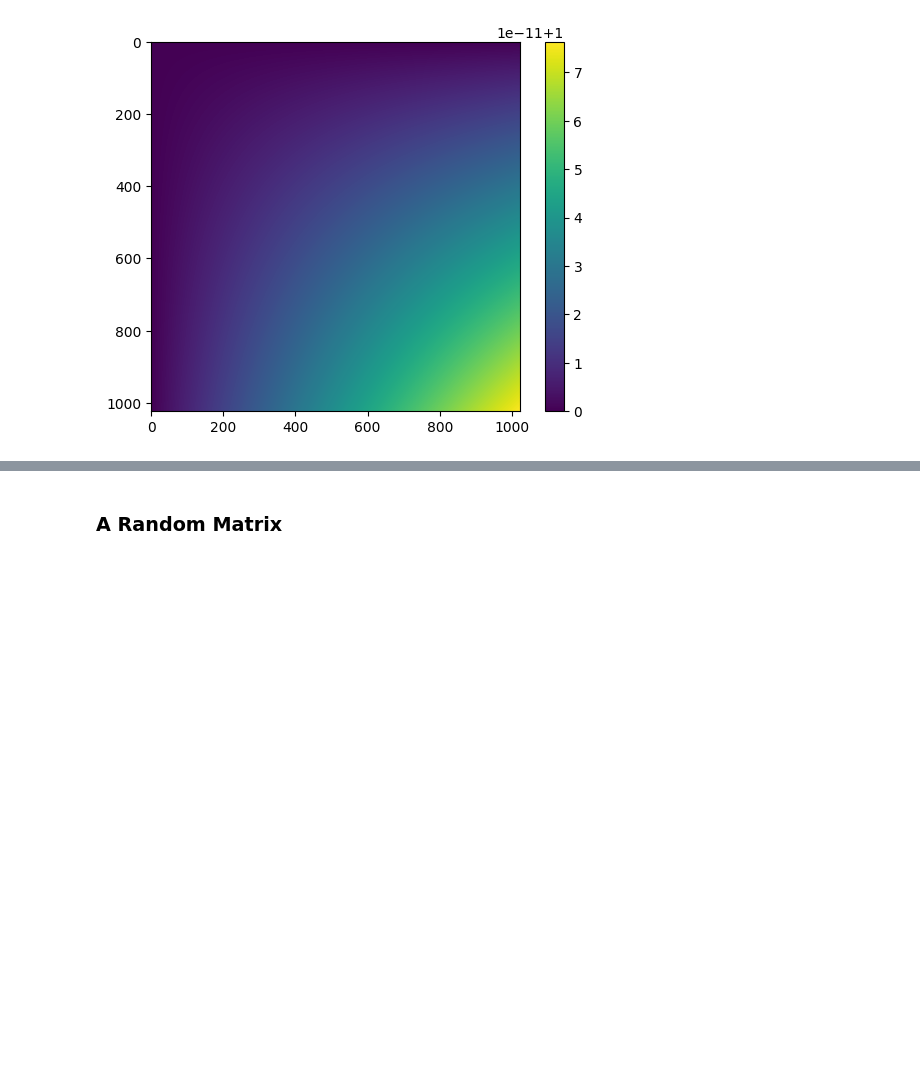
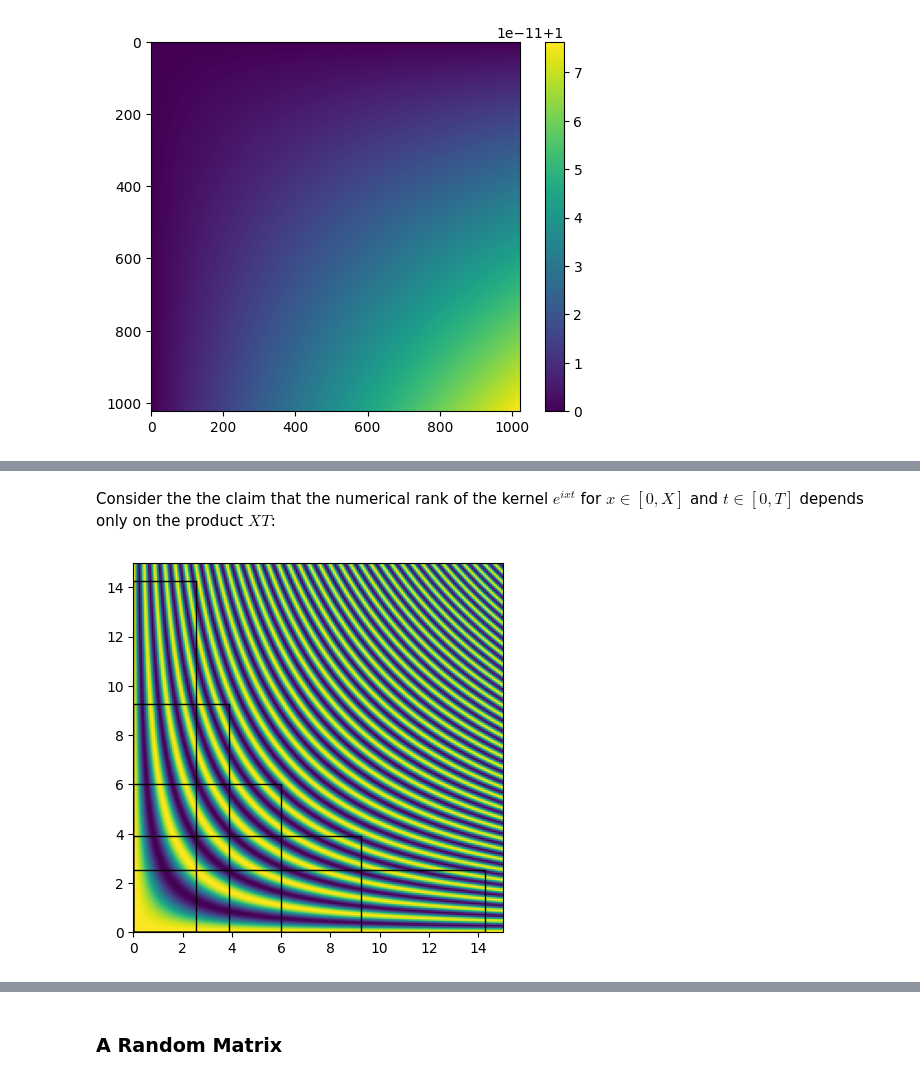
Before and after one commit to inducer/fast-alg-ie-notes, a Jupyter notebook: demos/near_and_far/Butterfly Factorization.ipynb, the cells around one changed output, grey strips where cells are left out. Drawn from its saved outputs; the diff is of its cells as text; code cells hidden in the pictures; blank space fills up the shorter version.

```diff
--- a/demos/near_and_far/Butterfly Factorization.ipynb
+++ b/demos/near_and_far/Butterfly Factorization.ipynb
@@ -82,0 +55,21 @@ print(np.max(np.abs(quotient - 1)))
+# %% [markdown]
+Consider the the claim that the numerical rank of the kernel $e^{ixt}$ for $x\in[0,X]$ and $t\in[0,T]$ depends only on the product $XT$:
+# %%
+T = 15
+X = 15
+resolution = 200
+
+x, t = np.mgrid[0:X:resolution * 1j, 0:T:resolution * 1j]
+
+mat = np.exp(1j*x*t)
+plt.imshow(mat[:, ::-1].T.real, extent=(0, X, 0, T))
+
+scale = 6
+for exp in np.linspace(-1.25, 1.25, 5):
+    subX = 2**exp * scale
+    subT = 2**-exp * scale
+    plt.gca().add_patch(Rectangle((0, 0), subX, subT, fill=False))
+
+# Observe: These are all the same matrix!
+# %% [output]
+[figure, added]
```
Also changed, not shown: parts of 24 cells of this notebook.
